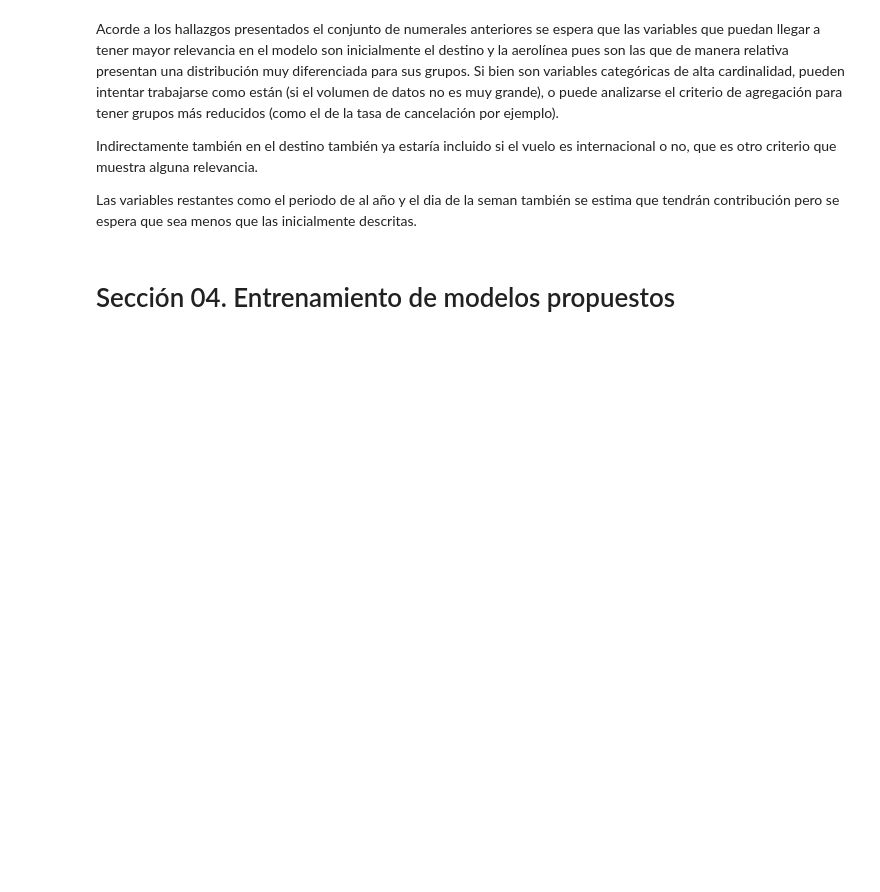
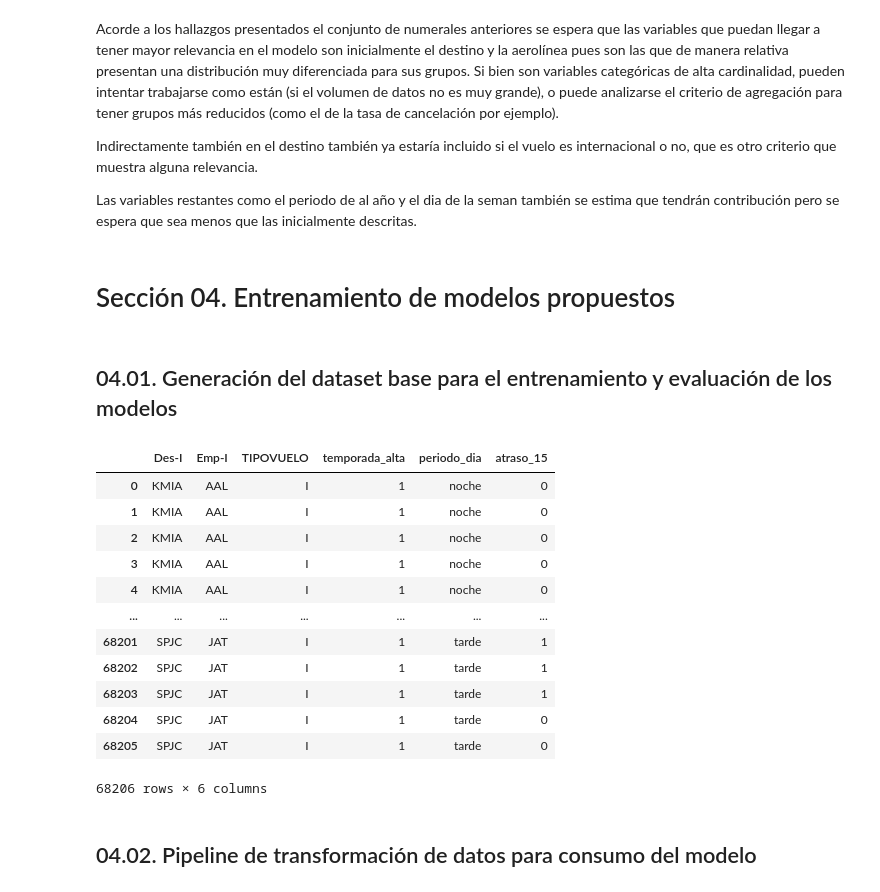
Before and after one commit to alexandergribenchenko/DS_LATAM_Test, a Jupyter notebook: solution.ipynb, the cells around one changed output. Saved outputs shown, nothing was run; the diff lists cells and outputs as text; code cells hidden in the pictures; blank space fills up the shorter version.

```diff
--- a/solution.ipynb
+++ b/solution.ipynb
@@ -553,3 +565,5 @@ Indirectamente también en el destino también ya estaría incluido si el vuelo
 Las variables restantes como el periodo de al año y el dia de la seman también se estima que tendrán contribución pero se espera que sea menos que las inicialmente descritas.
 # %% [markdown]
 # Sección 04. Entrenamiento de modelos propuestos
+# %% [markdown]
+## 04.01. Generación del dataset base para el entrenamiento y evaluación de los modelos
@@ -555,0 +599,36 @@ Las variables restantes como el periodo de al año y el dia de la seman también
+# %%
+Transformer_FeatureSelector = FeatureSelector(params_FeatureSelector)
+Transformer_DateType = DateType(params_DateType)
+Transformer_TemporadaAlta = TemporadaAlta(params_TemporadaAlta)
+Transformer_DifMin = DifMin(params_DifMin)
+Transformer_Atraso15 = Atraso15(params_Atraso15)
+Transformer_PeriodoDia = PeriodoDia(params_PeriodoDia)
+Transformer_OrderOutput = OrderOutput(params_OrderOutput)
+# %%
+pipeline_data_model = Pipeline(steps=[('NameFeatureSelector', Transformer_FeatureSelector),
+                              ('NameDateType', Transformer_DateType),
+                              ('NameTemporadaAlta', Transformer_TemporadaAlta),
+                              ('NameDifMin', Transformer_DifMin),
+                              ('NameDateAtraso15', Transformer_Atraso15),
+                              ('NamePeriodoDia', Transformer_PeriodoDia),
+                              ('NameOrderOutput', Transformer_OrderOutput)
+                              ])
+# %%
+df_data_model = pipeline_data_model.transform(df_raw)
+df_data_model
+# %% [output]
+|  | Des-I | Emp-I | TIPOVUELO | temporada_alta | periodo_dia | atraso_15 |
+| 0 | KMIA | AAL | I | 1 | noche | 0 |
+| 1 | KMIA | AAL | I | 1 | noche | 0 |
+| 2 | KMIA | AAL | I | 1 | noche | 0 |
+| 3 | KMIA | AAL | I | 1 | noche | 0 |
+| 4 | KMIA | AAL | I | 1 | noche | 0 |
+| ... | ... | ... | ... | ... | ... | ... |
+| 68201 | SPJC | JAT | I | 1 | tarde | 1 |
+| 68202 | SPJC | JAT | I | 1 | tarde | 1 |
+| 68203 | SPJC | JAT | I | 1 | tarde | 1 |
+| 68204 | SPJC | JAT | I | 1 | tarde | 0 |
+| 68205 | SPJC | JAT | I | 1 | tarde | 0 |
+68206 rows × 6 columns
+# %% [markdown]
+## 04.02. Pipeline de transformación de datos para consumo del modelo
```
Also changed, not shown: parts of 32 cells of this notebook.
